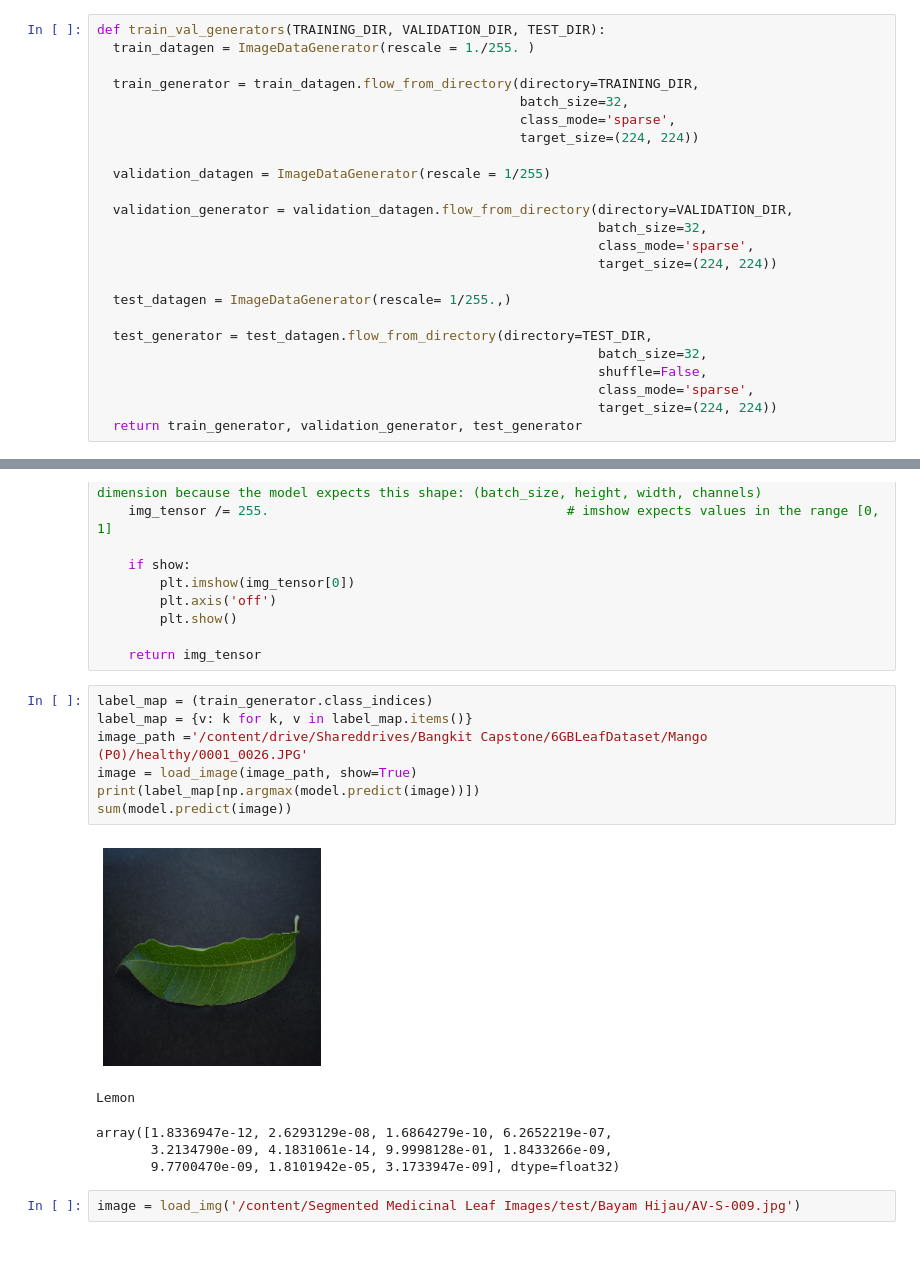
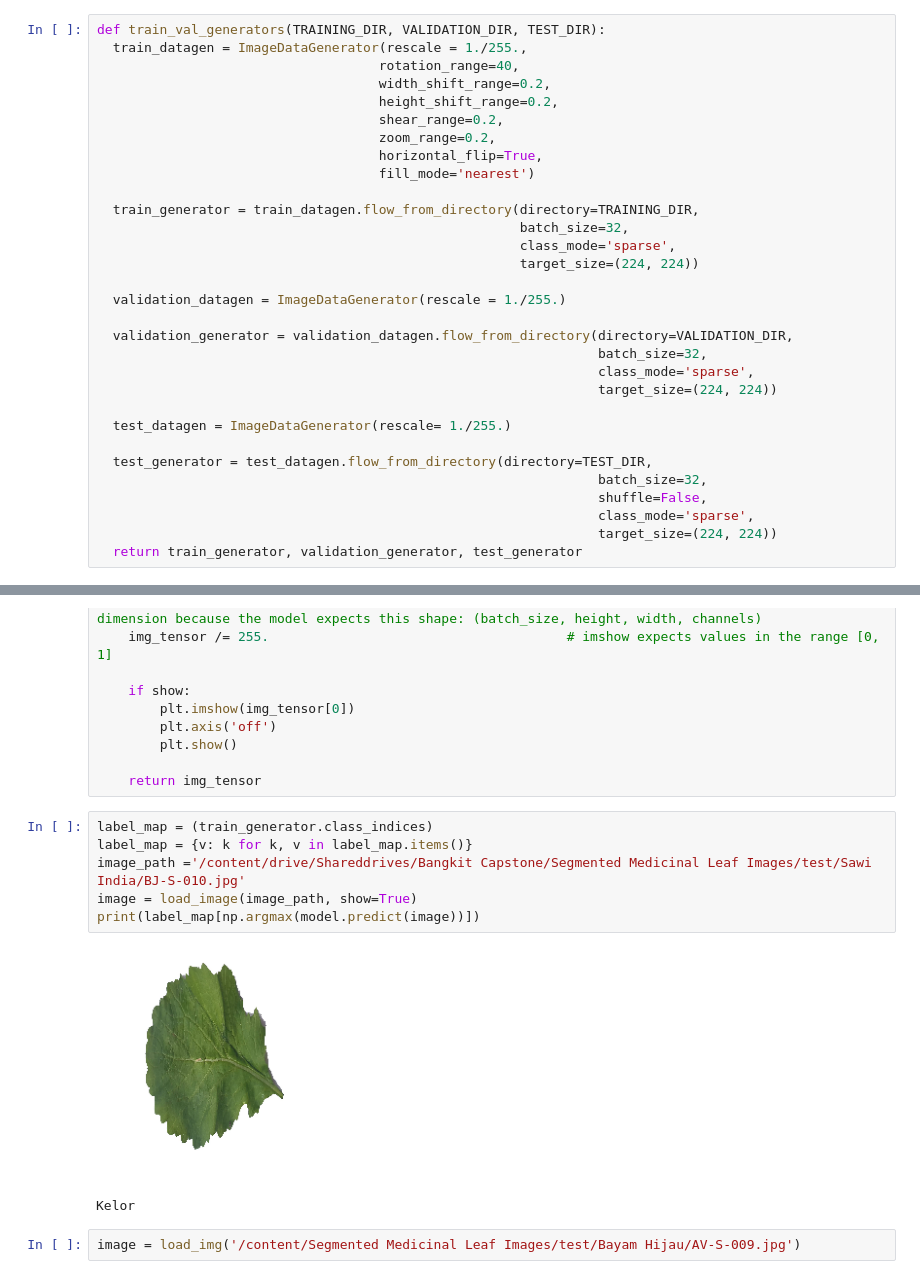
Before and after one commit to rifqoi/Inacure-Machine-Learning, a Jupyter notebook: 01-basic-cnn.ipynb, the cells around one changed output, grey strips where cells are left out. Drawn from its saved outputs; the diff is of its cells as text; blank space fills up the shorter version.

```diff
--- a/01-basic-cnn.ipynb
+++ b/01-basic-cnn.ipynb
@@ -80,21 +58,28 @@ print(f"Each image has shape: {sample_array.shape}")
 Each image has shape: (500, 500, 3)
 # %%
 def train_val_generators(TRAINING_DIR, VALIDATION_DIR, TEST_DIR):
-  train_datagen = ImageDataGenerator(rescale = 1./255. )
+  train_datagen = ImageDataGenerator(rescale = 1./255.,
+                                    rotation_range=40,
+                                    width_shift_range=0.2,
+                                    height_shift_range=0.2,
+                                    shear_range=0.2,
+                                    zoom_range=0.2,
+                                    horizontal_flip=True,
+                                    fill_mode='nearest')
 
   train_generator = train_datagen.flow_from_directory(directory=TRAINING_DIR,
                                                       batch_size=32,
                                                       class_mode='sparse',
                                                       target_size=(224, 224))
 
-  validation_datagen = ImageDataGenerator(rescale = 1/255)
+  validation_datagen = ImageDataGenerator(rescale = 1./255.)
 
   validation_generator = validation_datagen.flow_from_directory(directory=VALIDATION_DIR,
                                                                 batch_size=32,
                                                                 class_mode='sparse',
                                                                 target_size=(224, 224))
 
-  test_datagen = ImageDataGenerator(rescale= 1/255.,)
+  test_datagen = ImageDataGenerator(rescale= 1./255.)
 
   test_generator = test_datagen.flow_from_directory(directory=TEST_DIR,
                                                                 batch_size=32,
@@ -264,16 +265,12 @@ def load_image(img_path, show=False):
 # %%
 label_map = (train_generator.class_indices)
 label_map = {v: k for k, v in label_map.items()}
-image_path ='/content/drive/Shareddrives/Bangkit Capstone/6GBLeafDataset/Mango (P0)/healthy/0001_0026.JPG'
+image_path ='/content/drive/Shareddrives/Bangkit Capstone/Segmented Medicinal Leaf Images/test/Sawi India/BJ-S-010.jpg'
 image = load_image(image_path, show=True)
 print(label_map[np.argmax(model.predict(image))])
-sum(model.predict(image))
 # %% [output]
-[figure, old version]
+[figure, new version]
-Lemon
+Kelor
-array([1.8336947e-12, 2.6293129e-08, 1.6864279e-10, 6.2652219e-07,
-       3.2134790e-09, 4.1831061e-14, 9.9998128e-01, 1.8433266e-09,
-       9.7700470e-09, 1.8101942e-05, 3.1733947e-09], dtype=float32)
 # %%
 image = load_img('/content/Segmented Medicinal Leaf Images/test/Bayam Hijau/AV-S-009.jpg')
 # %% [output]
```
Also changed, not shown: parts of 7 cells of this notebook.
